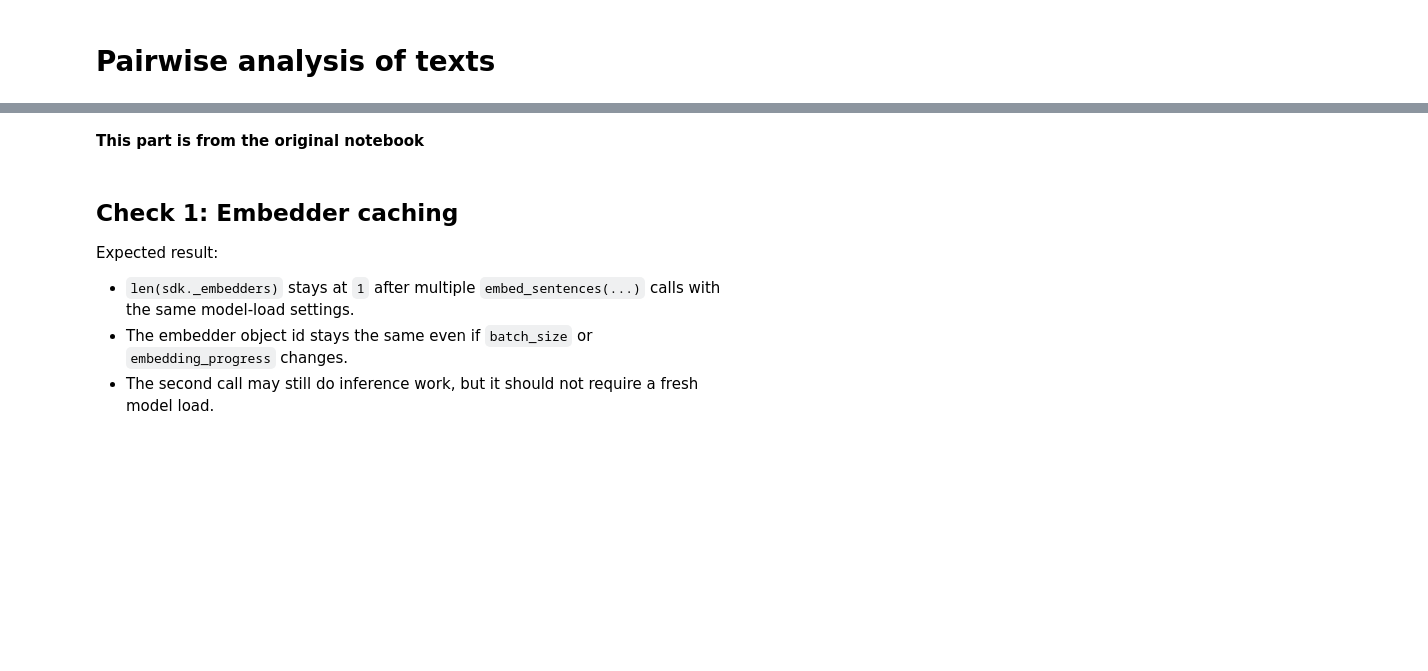
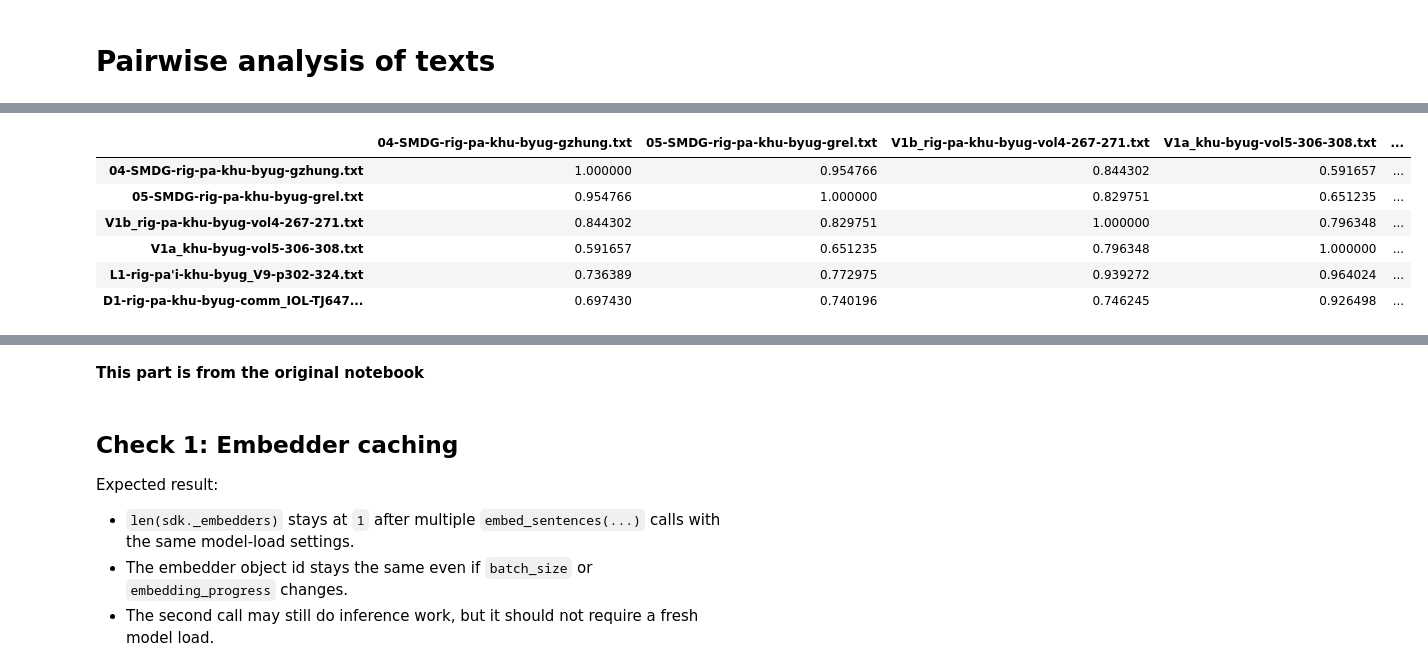
Before and after one commit to thomjur/tibetan-intertext-lab, a Jupyter notebook: study/Exploratory_Study.ipynb, the cells around one changed output, grey strips where cells are left out. Drawn from its saved outputs; the diff is of its cells as text; code cells hidden in the pictures; blank space fills up the shorter version.

Commit message:
mean above 95 statistics

```diff
--- a/study/Exploratory_Study.ipynb
+++ b/study/Exploratory_Study.ipynb
@@ -186,0 +313,29 @@ pairwise_results.similarity_matrix.shape
+# %%
+import pandas as pd
+import numpy as np
+
+text_names = [text.name for text in loaded_data]
+
+df_mean_scores = pd.DataFrame(
+    np.nan, index=text_names, columns=text_names
+)
+
+# Diagonale über .loc setzen statt np.fill_diagonal
+for name in text_names:
+    df_mean_scores.loc[name, name] = 1.0
+
+# Werte eintragen (symmetrisch)
+for text_a_name, text_b_name, pairwise_result in results:
+    score = pairwise_result.metrics.max_score
+    df_mean_scores.loc[text_a_name, text_b_name] = score
+    df_mean_scores.loc[text_b_name, text_a_name] = score
+
+df_mean_scores
+# %% [output]
+|  | 04-SMDG-rig-pa-khu-byug-gzhung.txt | 05-SMDG-rig-pa-khu-byug-grel.txt | V1b_rig-pa-khu-byug-vol4-267-271.txt | V1a_khu-byug-vol5-306-308.txt | ... |
+| 04-SMDG-rig-pa-khu-byug-gzhung.txt | 1.000000 | 0.954766 | 0.844302 | 0.591657 | ... |
+| 05-SMDG-rig-pa-khu-byug-grel.txt | 0.954766 | 1.000000 | 0.829751 | 0.651235 | ... |
+| V1b_rig-pa-khu-byug-vol4-267-271.txt | 0.844302 | 0.829751 | 1.000000 | 0.796348 | ... |
+| V1a_khu-byug-vol5-306-308.txt | 0.591657 | 0.651235 | 0.796348 | 1.000000 | ... |
+| L1-rig-pa'i-khu-byug_V9-p302-324.txt | 0.736389 | 0.772975 | 0.939272 | 0.964024 | ... |
+| D1-rig-pa-khu-byug-comm_IOL-TJ647... | 0.697430 | 0.740196 | 0.746245 | 0.926498 | ... |
```
Also changed, not shown: parts of 42 cells of this notebook, 11 other files.
